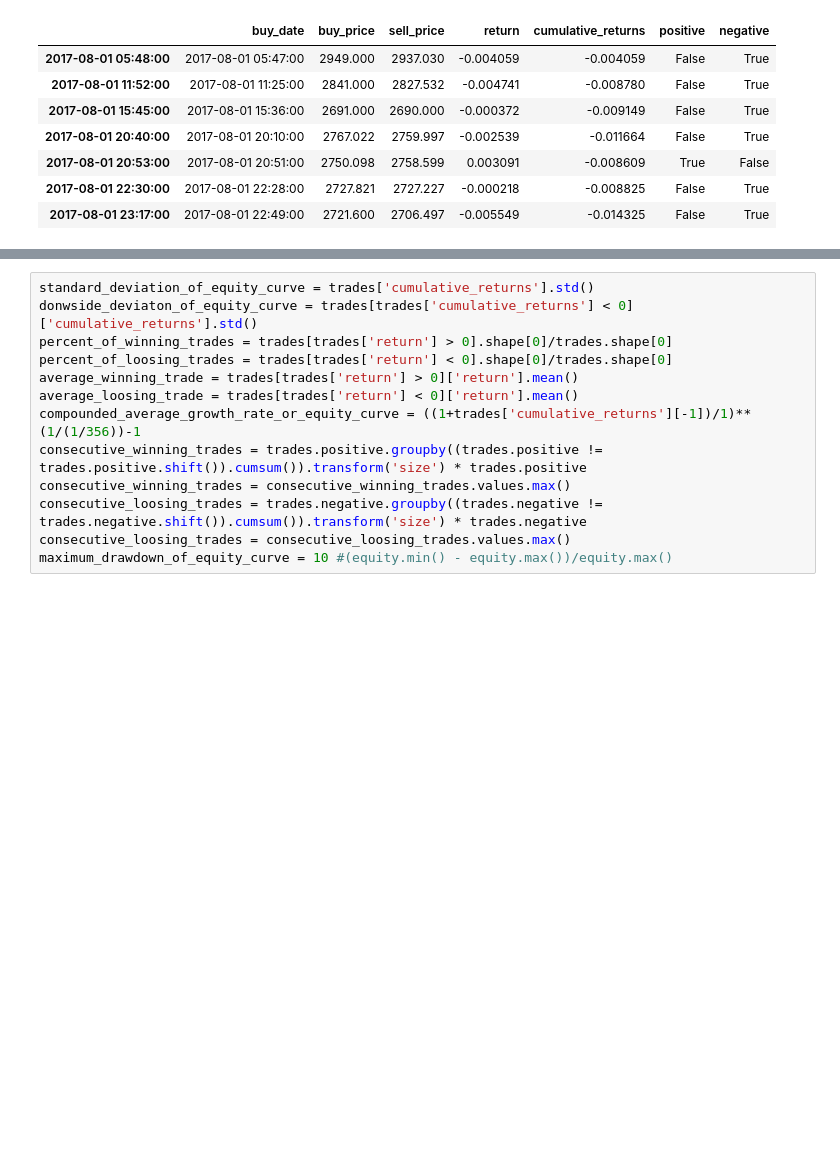
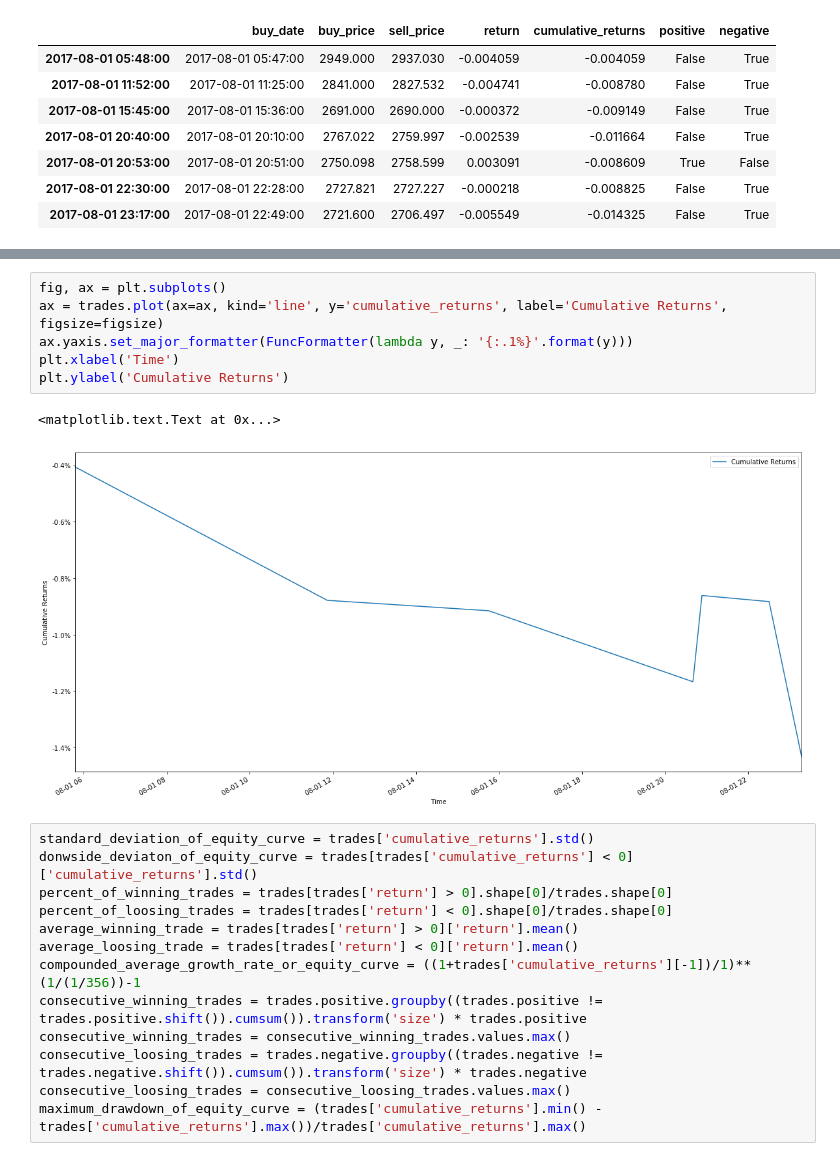
Before and after one commit to andrejburja/first-task, a Jupyter notebook: task-pandas.ipynb, the cells around one changed output, grey strips where cells are left out. Saved outputs shown, nothing was run; the diff lists cells and outputs as text; blank space fills up the shorter version.

```diff
--- a/task-pandas.ipynb
+++ b/task-pandas.ipynb
@@ -135,3 +150,12 @@ trades['cumulative_returns'].plot(figsize=(20,10))
+# %%
+fig, ax = plt.subplots()
+ax = trades.plot(ax=ax, kind='line', y='cumulative_returns', label='Cumulative Returns', figsize=figsize)
+ax.yaxis.set_major_formatter(FuncFormatter(lambda y, _: '{:.1%}'.format(y)))
+plt.xlabel('Time')
+plt.ylabel('Cumulative Returns')
+# %% [output]
+<matplotlib.text.Text at 0x...>
+[figure, added]
 # %%
 standard_deviation_of_equity_curve = trades['cumulative_returns'].std()
 donwside_deviaton_of_equity_curve = trades[trades['cumulative_returns'] < 0]['cumulative_returns'].std()
@@ -144,7 +168,7 @@ consecutive_winning_trades = trades.positive.groupby((trades.positive != trades.
 consecutive_winning_trades = consecutive_winning_trades.values.max()
 consecutive_loosing_trades = trades.negative.groupby((trades.negative != trades.negative.shift()).cumsum()).transform('size') * trades.negative
 consecutive_loosing_trades = consecutive_loosing_trades.values.max()
-maximum_drawdown_of_equity_curve = 10 #(equity.min() - equity.max())/equity.max()
+maximum_drawdown_of_equity_curve = (trades['cumulative_returns'].min() - trades['cumulative_returns'].max())/trades['cumulative_returns'].max()
 # %%
 table = "<table><tr><th></th><th>Value</th></tr>"
 table += "<tr><td>{}</td><td>{:.4f}</td></tr>".format("Standard deviation of equity curve", standard_deviation_of_equity_curve)
```
Also changed, not shown: parts of 7 cells of this notebook, 1 other file.
